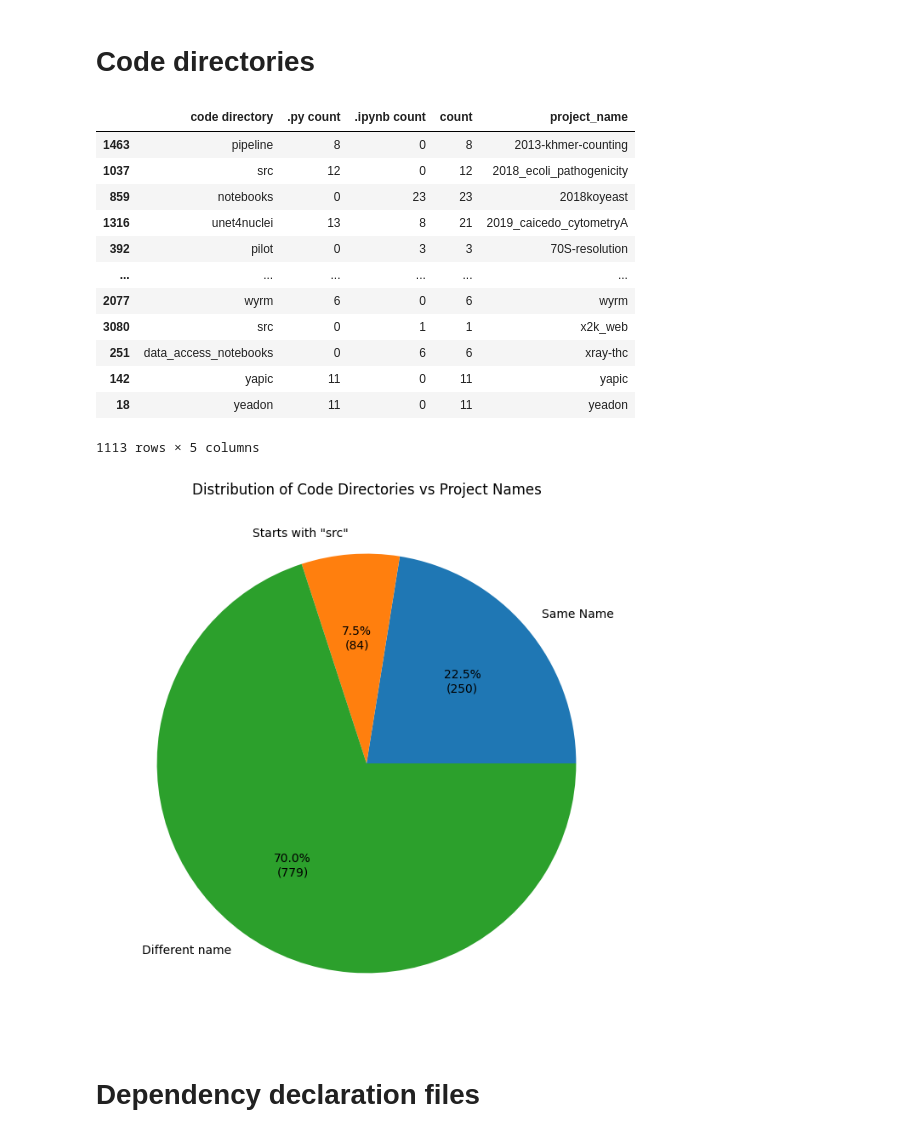
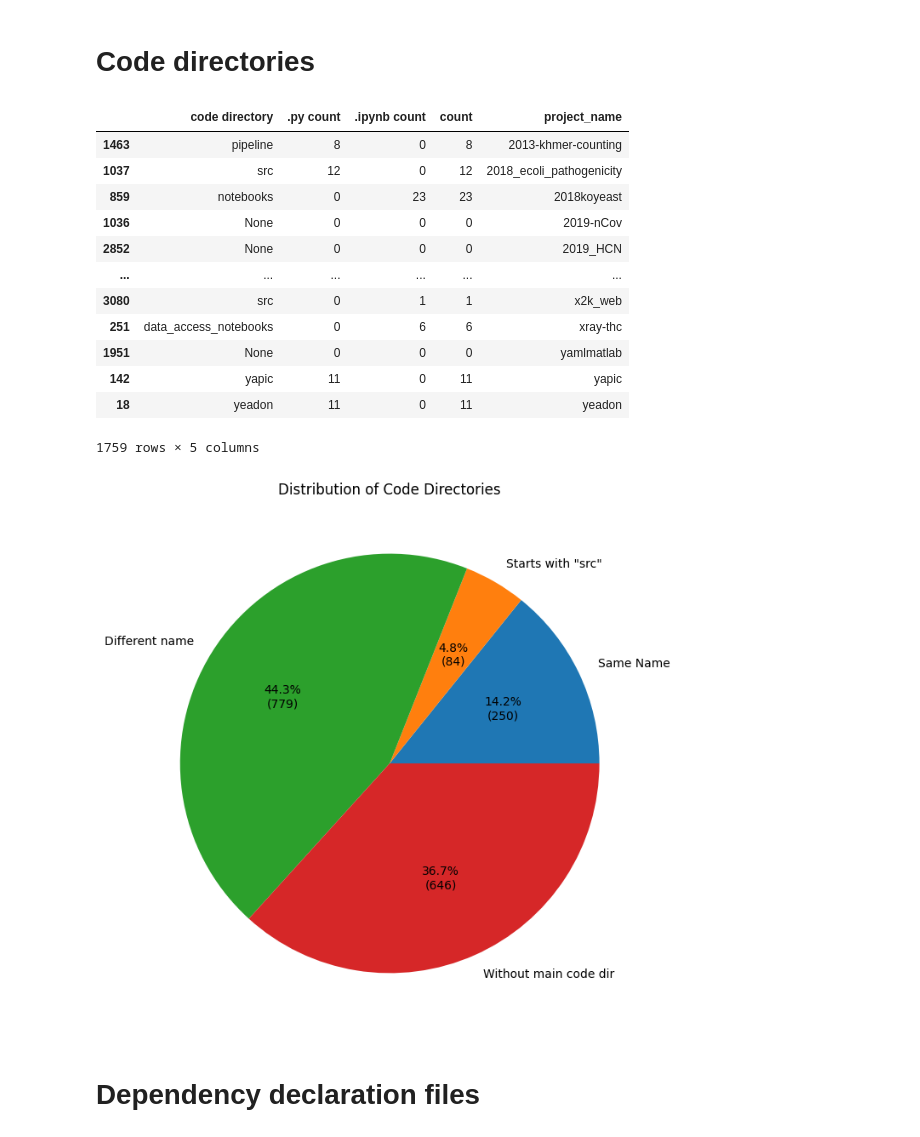
Before and after one commit to tweag/FawltyDeps, a Jupyter notebook: PyPI_analysis/notebooks/results-biomedical.ipynb, the cells around one changed output. Cells and saved outputs as stored; diff of their text form; code cells hidden in the pictures.

```diff
--- a/PyPI_analysis/notebooks/results-biomedical.ipynb
+++ b/PyPI_analysis/notebooks/results-biomedical.ipynb
@@ -64,7 +66,18 @@ for filename in os.listdir(projects_directory):
             "warnings": dep_data["warnings"],
         }
         for dep_data in deps_list
+        if deps_list
     ]
+
+    if not deps_list:
+        deps_dicts = [
+            {
+                "parser_choice": None,
+                "path": None,
+                "deps_count": None,
+                "warnings": None,
+            }
+        ]
 
     # Create a DataFrame from the list of dictionaries
     deps_data = pd.DataFrame(deps_dicts)
@@ -107,3 +116,5 @@ df_codedirs_max = df_codedirs.loc[
+# %%
+df_codedirs_max = df_codedirs.loc[df_codedirs.groupby("project_name")["count"].idxmax()]
 # %%
 df_codedirs_max
 # %% [output]
@@ -111,59 +122,75 @@ df_codedirs_max
 | 1463 | pipeline | 8 | 0 | 8 | 2013-khmer-counting |
 | 1037 | src | 12 | 0 | 12 | 2018_ecoli_pathogenicity |
 | 859 | notebooks | 0 | 23 | 23 | 2018koyeast |
-| 1316 | unet4nuclei | 13 | 8 | 21 | 2019_caicedo_cytometryA |
-| 392 | pilot | 0 | 3 | 3 | 70S-resolution |
+| 1036 | None | 0 | 0 | 0 | 2019-nCov |
+| 2852 | None | 0 | 0 | 0 | 2019_HCN |
 | ... | ... | ... | ... | ... | ... |
-| 2077 | wyrm | 6 | 0 | 6 | wyrm |
 | 3080 | src | 0 | 1 | 1 | x2k_web |
 | 251 | data_access_notebooks | 0 | 6 | 6 | xray-thc |
+| 1951 | None | 0 | 0 | 0 | yamlmatlab |
 | 142 | yapic | 11 | 0 | 11 | yapic |
 | 18 | yeadon | 11 | 0 | 11 | yeadon |
-1113 rows × 5 columns
+1759 rows × 5 columns
 # %%
 # Divide projects into three groups by code directory patterns
 same_name_projects = df_codedirs_max[
     df_codedirs_max["code directory"] == df_codedirs_max["project_name"]
 ]["project_name"].tolist()
 
-src_projects = df_codedirs_max[df_codedirs_max["code directory"].str.startswith("src")][
+src_projects = df_codedirs_max.dropna()[
+    df_codedirs_max.dropna()["code directory"].str.startswith("src")
+]["project_name"].tolist()
+
+no_dir_projects = df_codedirs_max[df_codedirs_max["code directory"].isnull()][
     "project_name"
 ].tolist()
 
 rest_projects = df_codedirs_max[
-    ~df_codedirs_max["project_name"].isin(same_name_projects + src_projects)
+    ~df_codedirs_max["project_name"].isin(
+        same_name_projects + src_projects + no_dir_projects
+    )
 ]["project_name"].tolist()
 # %%
 # Create a DataFrame for plotting
 plot_data = pd.DataFrame(
     {
-        "Category": ["Same Name", 'Starts with "src"', "Different name"],
-        "Percentage": [len(same_name_projects), len(src_projects), len(rest_projects)],
-        "Projects": [same_name_projects, src_projects, rest_projects],
+        "Category": [
+            "Same Name",
+            'Starts with "src"',
+            "Different name",
+            "Without main code dir",
+        ],
+        "Percentage": [
+            len(same_name_projects),
+            len(src_projects),
+            len(rest_projects),
+            len(no_dir_projects),
+        ],
+        "Projects": [same_name_projects, src_projects, rest_projects, no_dir_projects],
     }
 )
 
 
 def autopct_format(values):
     def my_format(pct):
         total = sum(values)
         val = int(round(pct * total / 100.0))
         return "{:.1f}%\n({v:d})".format(pct, v=val)
 
     return my_format
 
 
 # Plotting as a pie chart
 plt.figure(figsize=(8, 8))
 plt.pie(
     plot_data["Percentage"],
     labels=plot_data.apply(lambda x: f"{x['Category']}", axis=1),
     autopct=autopct_format(plot_data["Percentage"]),
 )
-plt.title("Distribution of Code Directories vs Project Names")
+plt.title("Distribution of Code Directories")
 plt.show()
 # %% [output]
-[figure, old version]
+[figure, new version]
 # %% [markdown]
 # Dependency declaration files
 # %%
```
Also changed, not shown: parts of 16 cells of this notebook.
